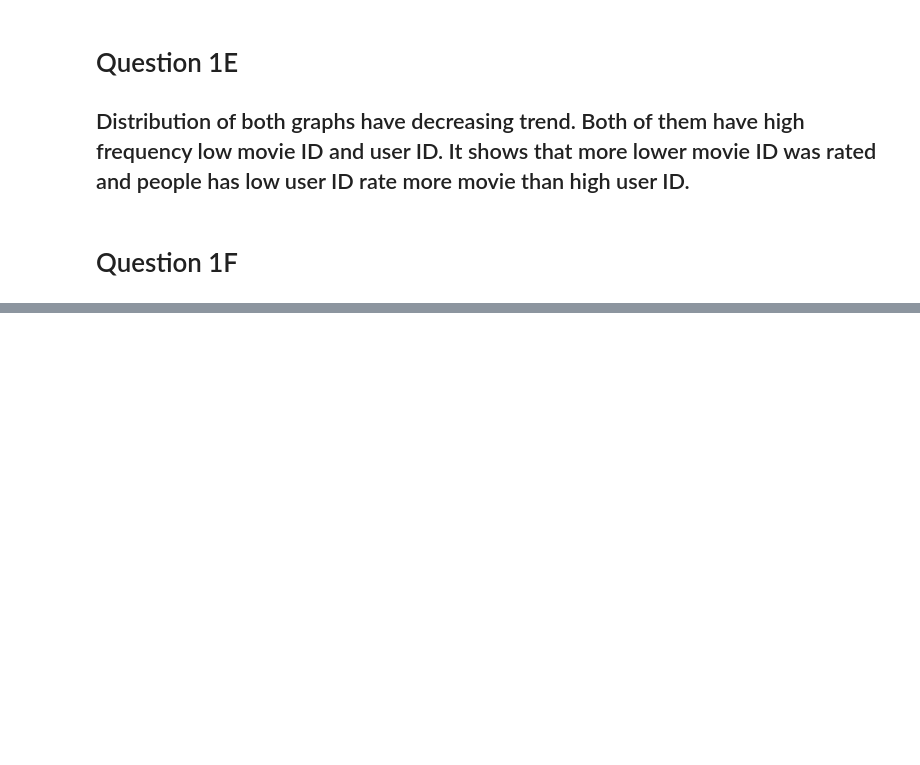
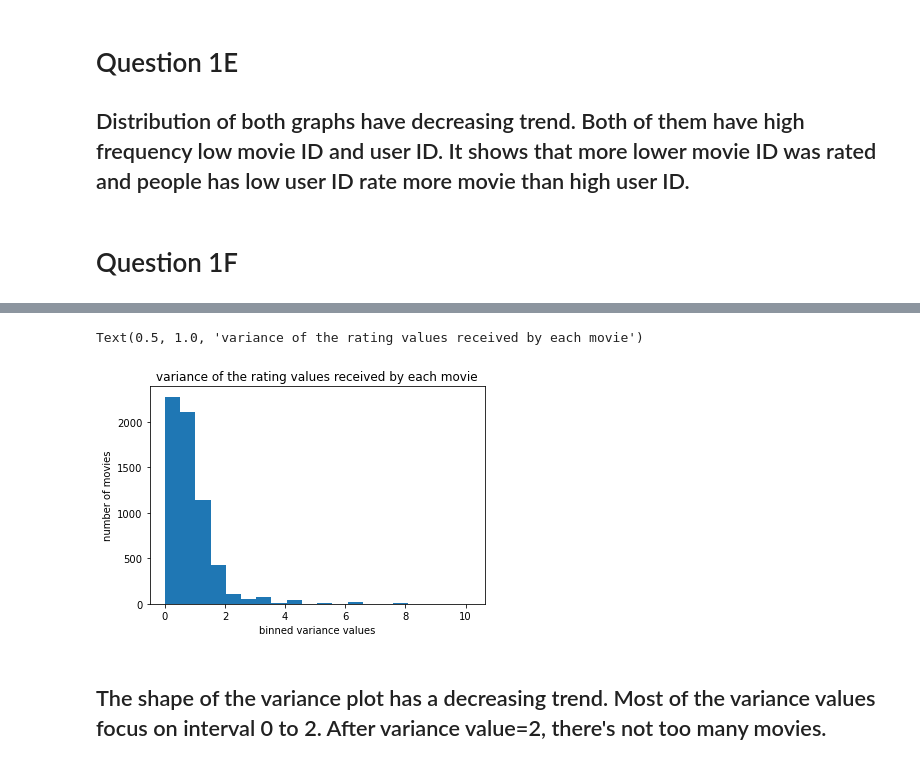
Before and after one commit to Alice2718218/EECS-219-AL, a Jupyter notebook: Project 3/Project 3-Copy1.ipynb, the cells around one changed output, grey strips where cells are left out. Drawn from its saved outputs; the diff is of its cells as text; code cells hidden in the pictures; blank space fills up the shorter version.

```diff
--- a/Project 3/Project 3-Copy1.ipynb
+++ b/Project 3/Project 3-Copy1.ipynb
@@ -81,6 +81,7 @@ Text(0.5, 1.0, 'Distribution of Ratings Received Among Users')
 # %% [markdown]
 # Question 1F
 # %%
-rating_value = rating["rating"]
-rating_value
+rating_value = rating[["rating", "movieId"]]
+vars_value = rating_value.groupby(['movieId']).var()
+vars_value
 # %% [output]
@@ -100,0 +102,10 @@ import statistics
+# %%
+plt.hist(vars_value, bins=20)
+plt.xlabel("binned variance values")
+plt.ylabel("number of movies")
+plt.title("variance of the rating values received by each movie")
+# %% [output]
+Text(0.5, 1.0, 'variance of the rating values received by each movie')
+[figure, added]
+# %% [markdown]
+## The shape of the variance plot has a decreasing trend. Most of the variance values focus on interval 0 to 2. After variance value=2, there's not too many movies.
```
Also changed, not shown: parts of 2 cells of this notebook, 6 other files.
